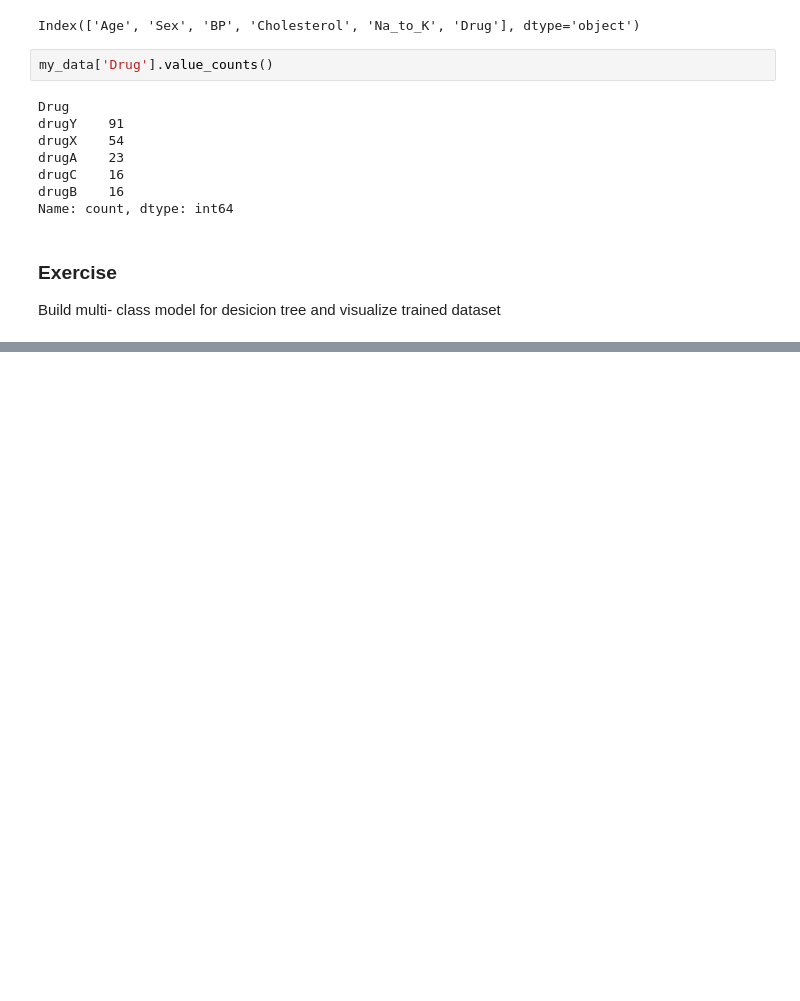
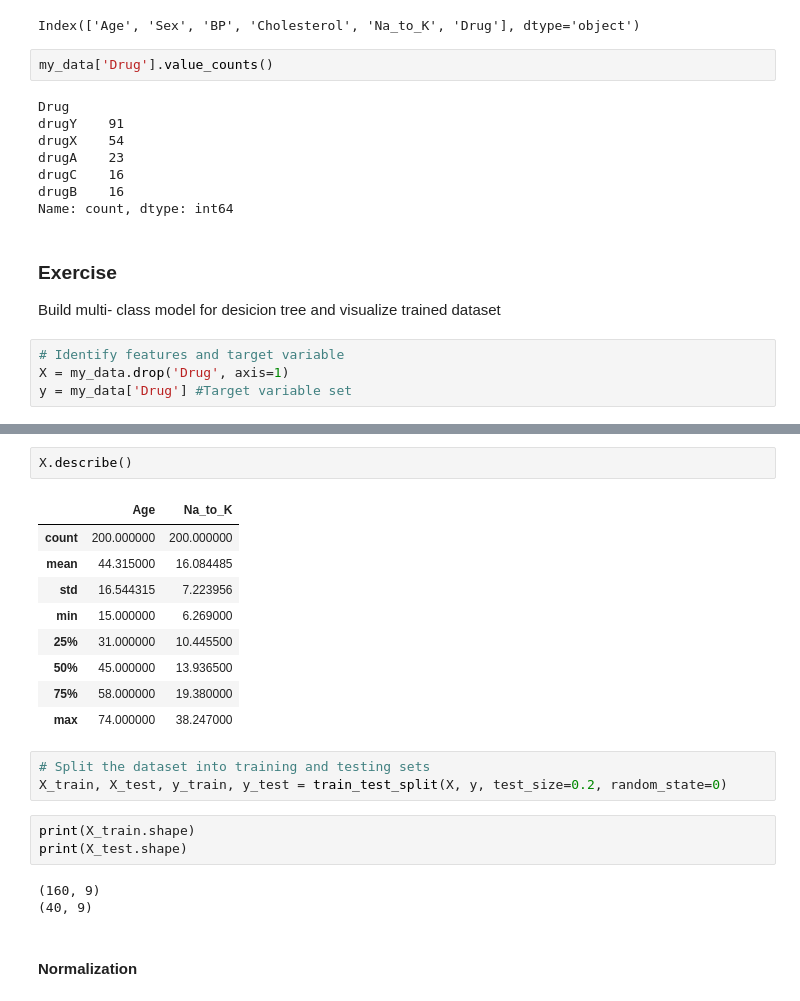
Before and after one commit to nurfkutlu/Data-Science-Sisterlab, a Jupyter notebook: Exercises/Class/07-10.01.2024-Example.ipynb, the cells around one changed output, grey strips where cells are left out. Cells and saved outputs as stored; diff of their text form; blank space fills up the shorter version.

```diff
--- a/Exercises/Class/07-10.01.2024-Example.ipynb
+++ b/Exercises/Class/07-10.01.2024-Example.ipynb
@@ -39,3 +45,7 @@ Name: count, dtype: int64
 ### Exercise
 
 Build multi- class model for desicion tree and visualize trained dataset
+# %%
+# Identify features and target variable
+X = my_data.drop('Drug', axis=1)
+y = my_data['Drug'] #Target variable set
@@ -41,0 +111,23 @@ Build multi- class model for desicion tree and visualize trained dataset
+# %%
+X.describe()
+# %% [output]
+|  | Age | Na_to_K |
+| count | 200.000000 | 200.000000 |
+| mean | 44.315000 | 16.084485 |
+| std | 16.544315 | 7.223956 |
+| min | 15.000000 | 6.269000 |
+| 25% | 31.000000 | 10.445500 |
+| 50% | 45.000000 | 13.936500 |
+| 75% | 58.000000 | 19.380000 |
+| max | 74.000000 | 38.247000 |
+# %%
+# Split the dataset into training and testing sets
+X_train, X_test, y_train, y_test = train_test_split(X, y, test_size=0.2, random_state=0)
+# %%
+print(X_train.shape)
+print(X_test.shape)
+# %% [output]
+(160, 9)
+(40, 9)
+# %% [markdown]
+#### Normalization
```
Also changed, not shown: parts of 20 cells of this notebook.
